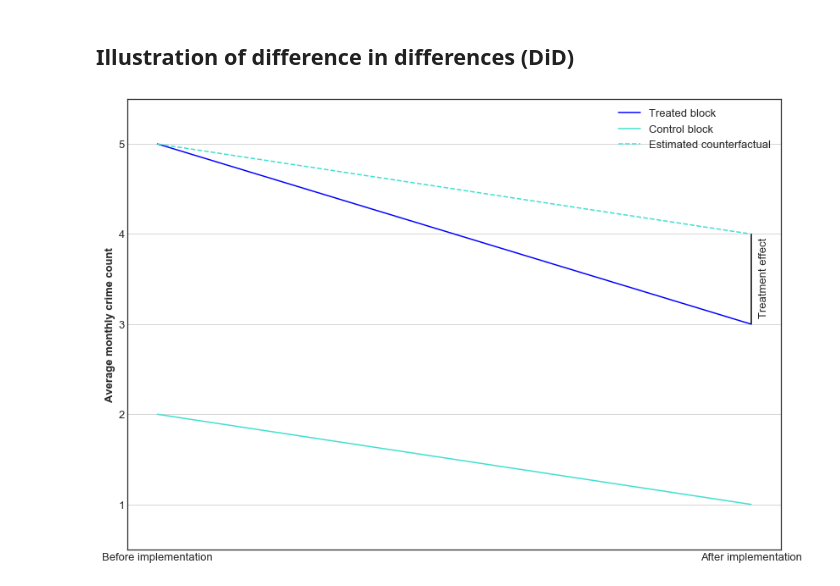
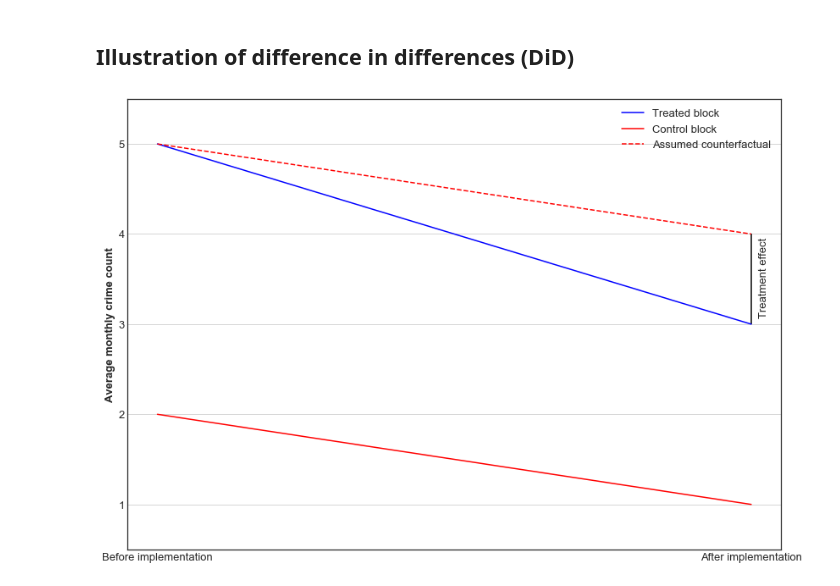
Before and after one commit to binste/chicago_safepassage_evaluation, a Jupyter notebook: notebooks/5_analysis/1.0-binste-analyze-crime-results-census-block-level.ipynb, the cells around one changed output. Drawn from its saved outputs; the diff is of its cells as text; code cells hidden in the pictures.

Commit message:
Changed colors and one of the legend entries for the DiD illustration plot

```diff
--- a/notebooks/5_analysis/1.0-binste-analyze-crime-results-census-block-level.ipynb
+++ b/notebooks/5_analysis/1.0-binste-analyze-crime-results-census-block-level.ipynb
@@ -477,23 +477,23 @@ plt.rcParams['font.serif'] = 'Helvetica Neue'
 # %%
 x_labels = ['Before implementation', 'After implementation']
 fig, ax = plt.subplots()
 
 # fig.subplots_adjust(left=0.1)
 ax.plot(x_labels, [5, 3], color='blue', label='Treated block')
-ax.plot(x_labels, [2, 1], color='turquoise', label='Control block')
+ax.plot(x_labels, [2, 1], color='red', label='Control block')
 
 # Add estimated counterfactual
-ax.plot(x_labels, [5, 4], color='turquoise', linestyle='dashed', label='Estimated counterfactual')
+ax.plot(x_labels, [5, 4], color='red', linestyle='dashed', label='Assumed counterfactual')
 
 # Add treatment effect
 ax.vlines('After implementation', 3, 4, colors='black')
 plt.figtext(0.92, 0.676, 'Treatment effect', rotation=90)
 
 ax.legend()
 ax.set_ylim((0.5, 5.5))
 ax.set_ylabel('Average monthly crime count')
 ax.yaxis.grid(True)
 plt.tight_layout()
 plt.savefig('../../docs/figures/didfigure.png', dpi=800, transparent=True);
 # %% [output]
-[figure, old version]
+[figure, new version]
```
Also changed, not shown: parts of 1 cell of this notebook.
